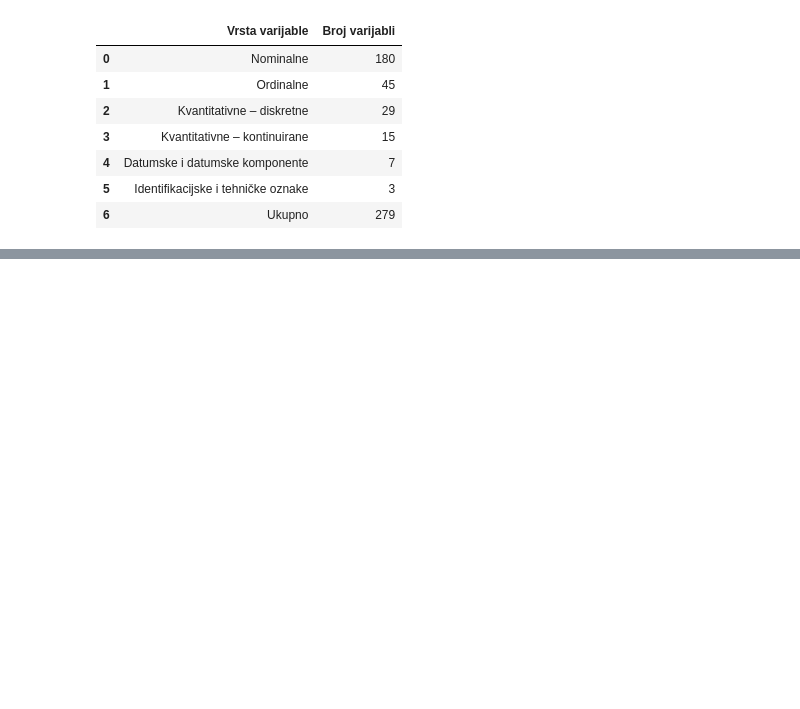
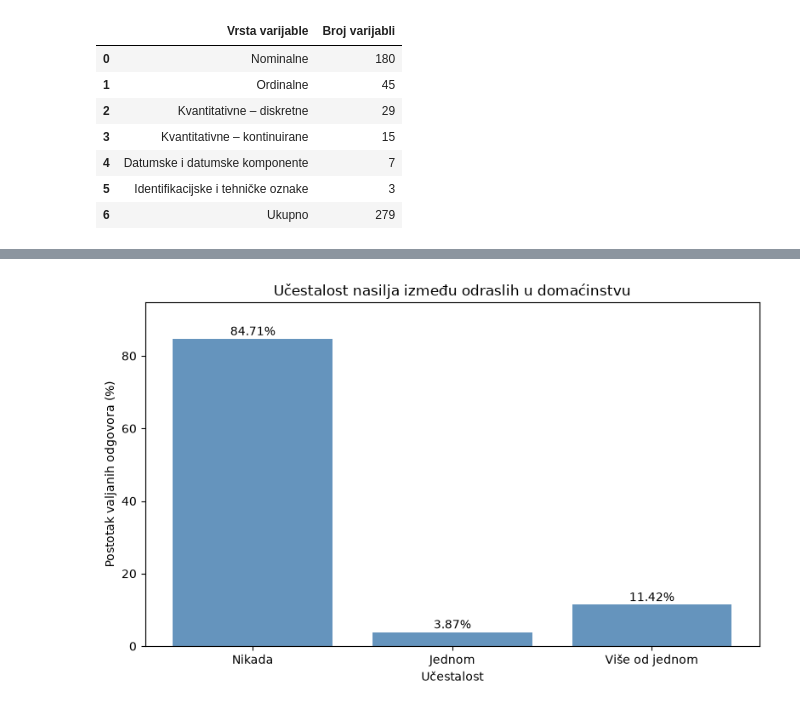
Before and after one commit to amrakaralic04/adverse-childhood-experiences-depression-prediction, a Jupyter notebook: notebook.ipynb, the cells around one changed output, grey strips where cells are left out. Drawn from its saved outputs; the diff is of its cells as text; code cells hidden in the pictures; blank space fills up the shorter version.

```diff
--- a/notebook.ipynb
+++ b/notebook.ipynb
@@ -972,0 +1101,40 @@ display(sazetak_mjerenja)
+# %%
+
+kategorije = {
+    1: "Nikada",
+    2: "Jednom",
+    3: "Više od jednom"
+}
+
+podaci = df["ACEPUNCH"]
+valjani = podaci[podaci.isin(kategorije.keys())]
+
+broj = valjani.value_counts().reindex([1, 2, 3], fill_value=0)
+postotak = broj / broj.sum() * 100
+
+fig, ax = plt.subplots(figsize=(8, 5))
+
+stupci = ax.bar(
+    [kategorije[i] for i in broj.index],
+    postotak,
+    color="#6594bd"
+)
+
+for stupac, vrijednost in zip(stupci, postotak):
+    ax.text(
+        stupac.get_x() + stupac.get_width() / 2,
+        vrijednost + 1,
+        f"{vrijednost:.2f}%",
+        ha="center"
+    )
+
+ax.set_title("Učestalost nasilja između odraslih u domaćinstvu")
+ax.set_xlabel("Učestalost")
+ax.set_ylabel("Postotak valjanih odgovora (%)")
+ax.set_ylim(0, max(postotak) + 10)
+
+plt.tight_layout()
+plt.savefig("grafikon_acepunch.png", dpi=300, bbox_inches="tight")
+plt.show()
+# %% [output]
+[figure, added]
```
Also changed, not shown: parts of 83 cells of this notebook, 2 other files.
